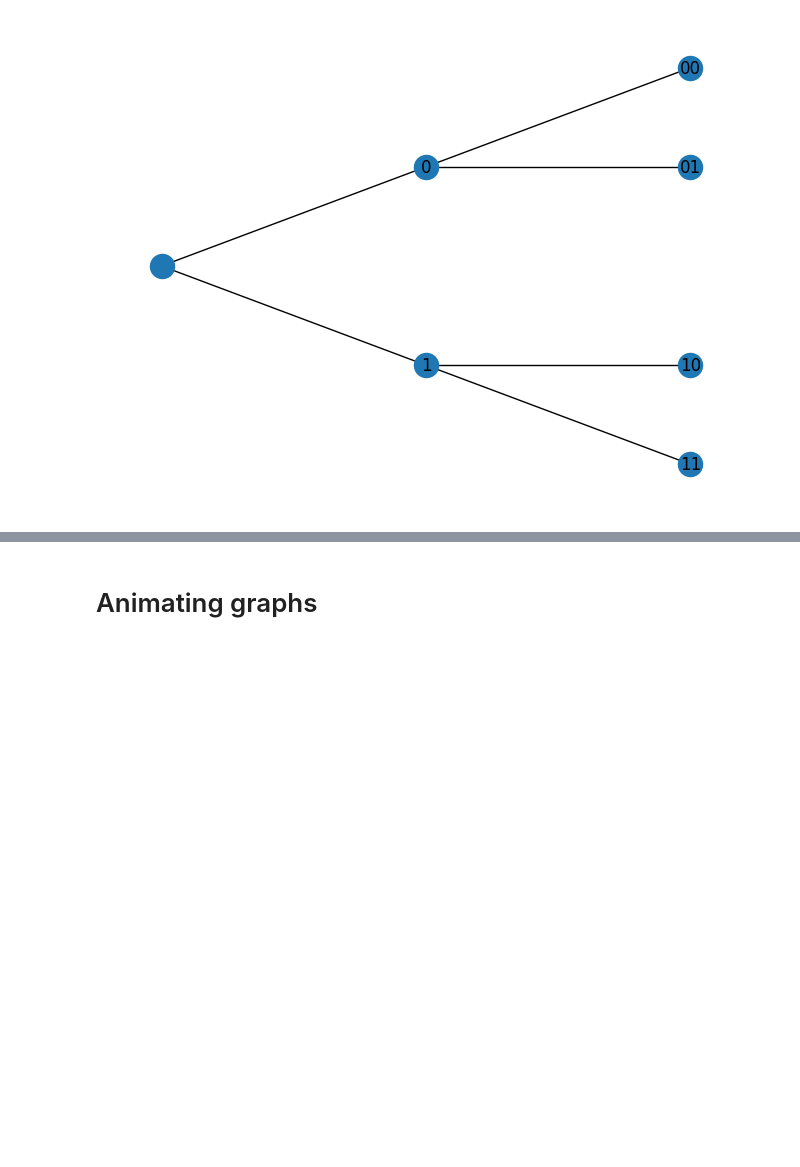
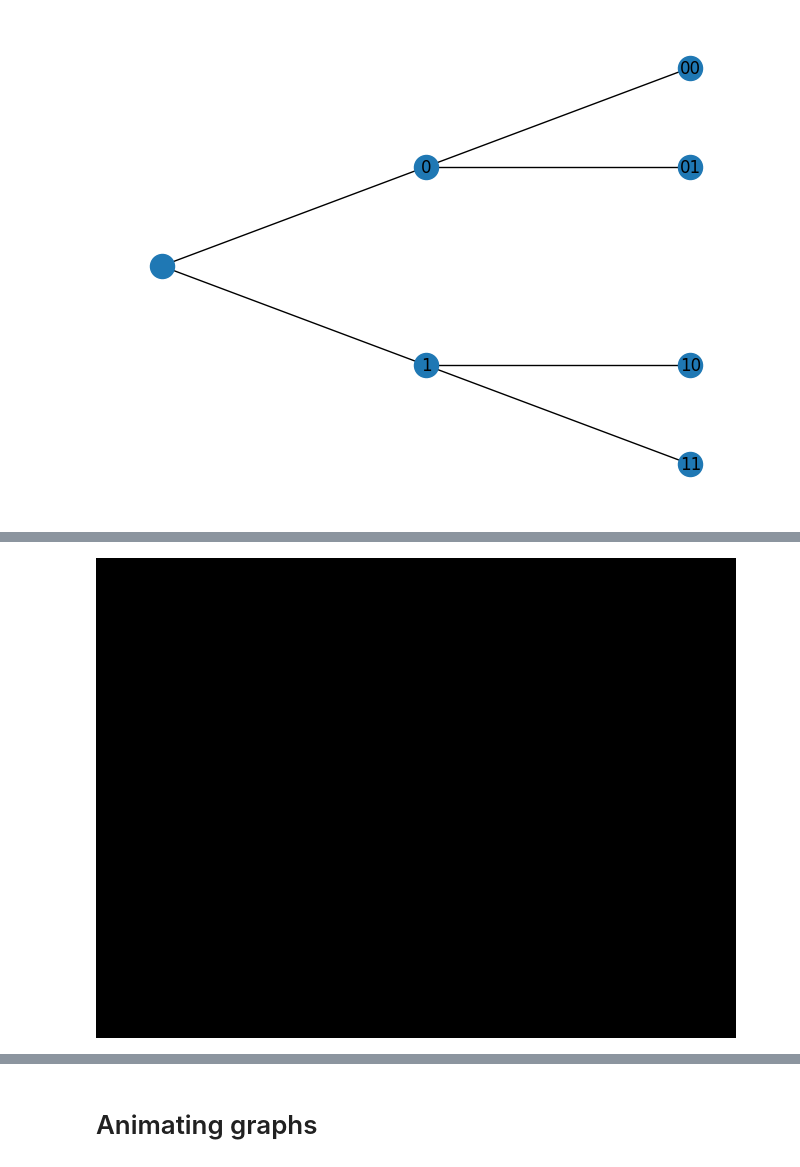
Before and after one commit to MattiaFiore/Source-Coding-Project, a Jupyter notebook: Introduction.ipynb, the cells around one changed output, grey strips where cells are left out. Saved outputs shown, nothing was run; the diff lists cells and outputs as text; code cells hidden in the pictures; blank space fills up the shorter version.

```diff
--- a/Introduction.ipynb
+++ b/Introduction.ipynb
@@ -250,0 +288,5 @@ nx.draw(G,pos = pos , with_labels = True)
+# %%
+img_new = Image.new(mode = "RGB", size = (width, height))
+img_new
+# %% [output]
+[figure, added]
```
Also changed, not shown: parts of 11 cells of this notebook.
